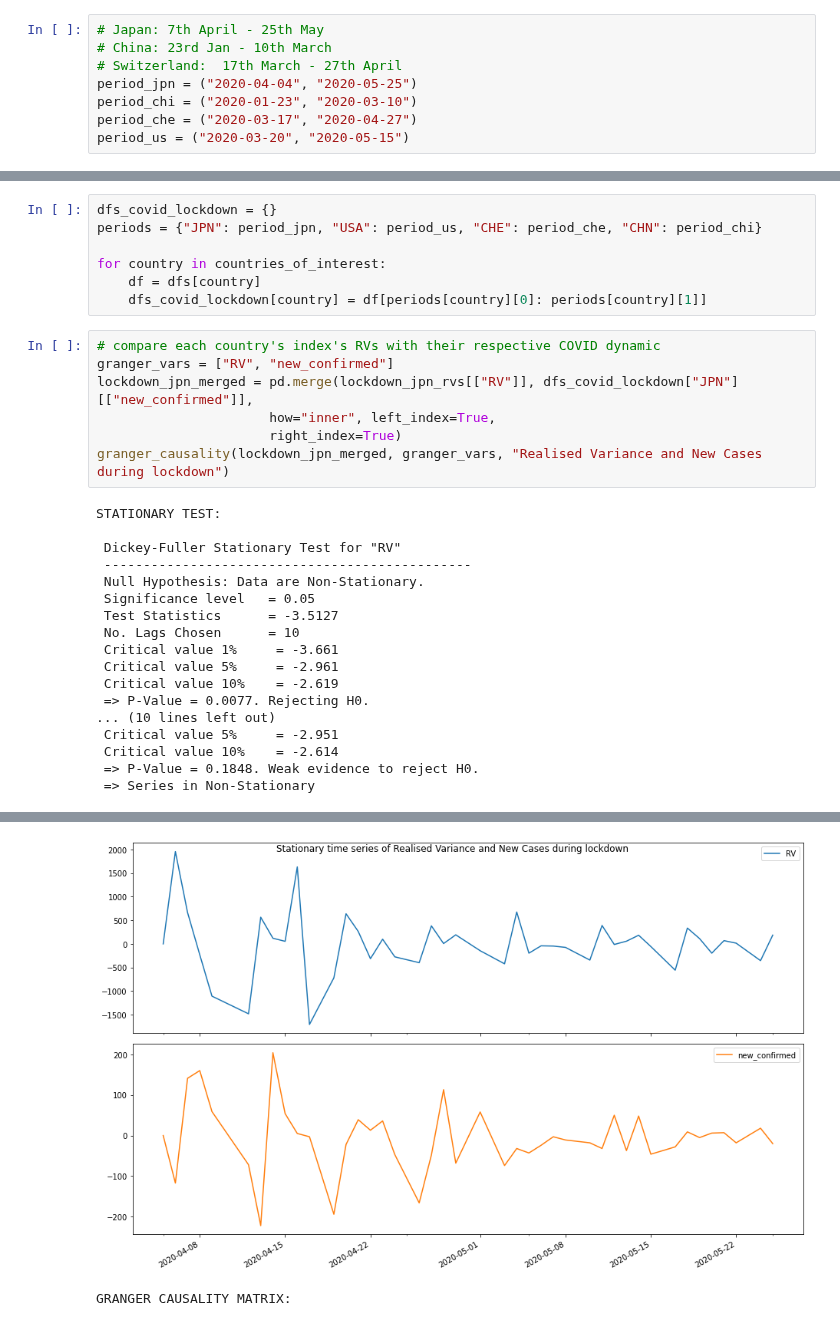
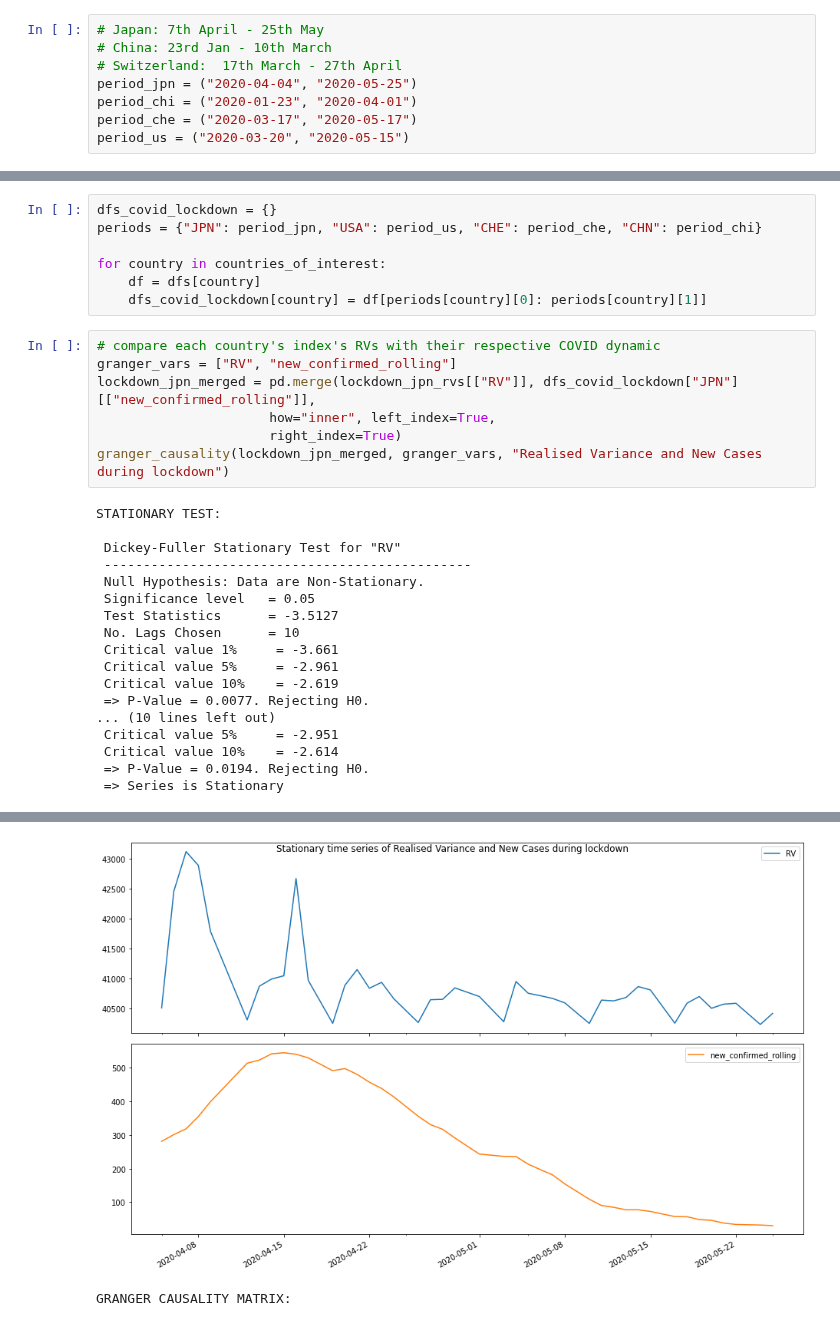
Before and after one commit to anitamezzetti/covid_impact_stocks_volatility, a Jupyter notebook: HienRealisedVarianceByCountry.ipynb, the cells around one changed output, grey strips where cells are left out. Cells and saved outputs as stored; diff of their text form.

```diff
--- a/HienRealisedVarianceByCountry.ipynb
+++ b/HienRealisedVarianceByCountry.ipynb
@@ -256,8 +270,8 @@ GRANGER CAUSALITY MATRIX:
 # China: 23rd Jan - 10th March
 # Switzerland:  17th March - 27th April
 period_jpn = ("2020-04-04", "2020-05-25")
-period_chi = ("2020-01-23", "2020-03-10")
-period_che = ("2020-03-17", "2020-04-27")
+period_chi = ("2020-01-23", "2020-04-01")
+period_che = ("2020-03-17", "2020-05-17")
 period_us = ("2020-03-20", "2020-05-15")
 # %%
 lockdown_jpn_rvs = jpn_rvs[period_jpn[0]:period_jpn[1]]
@@ -298,8 +312,8 @@ for country in countries_of_interest:
     dfs_covid_lockdown[country] = df[periods[country][0]: periods[country][1]]
 # %%
 # compare each country's index's RVs with their respective COVID dynamic
-granger_vars = ["RV", "new_confirmed"]
-lockdown_jpn_merged = pd.merge(lockdown_jpn_rvs[["RV"]], dfs_covid_lockdown["JPN"][["new_confirmed"]],
+granger_vars = ["RV", "new_confirmed_rolling"]
+lockdown_jpn_merged = pd.merge(lockdown_jpn_rvs[["RV"]], dfs_covid_lockdown["JPN"][["new_confirmed_rolling"]],
                       how="inner", left_index=True,
                       right_index=True)
 granger_causality(lockdown_jpn_merged, granger_vars, "Realised Variance and New Cases during lockdown")
@@ -308,34 +322,34 @@ STATIONARY TEST:
 
  Dickey-Fuller Stationary Test for "RV"
  -----------------------------------------------
  Null Hypothesis: Data are Non-Stationary.
  Significance level   = 0.05
  Test Statistics      = -3.5127
  No. Lags Chosen      = 10
  Critical value 1%     = -3.661
  Critical value 5%     = -2.961
  Critical value 10%    = -2.619
  => P-Value = 0.0077. Rejecting H0.
 ... (10 lines left out)
  Critical value 5%     = -2.951
  Critical value 10%    = -2.614
- => P-Value = 0.1848. Weak evidence to reject H0.
- => Series in Non-Stationary
+ => P-Value = 0.0194. Rejecting H0.
+ => Series is Stationary
 The rowNum attribute was deprecated in Matplotlib 3.2 and will be removed two minor releases later. Use ax.get_subplotspec().rowspan.start instead.
   layout[ax.rowNum, ax.colNum] = ax.get_visible()
 The colNum attribute was deprecated in Matplotlib 3.2 and will be removed two minor releases later. Use ax.get_subplotspec().colspan.start instead.
   layout[ax.rowNum, ax.colNum] = ax.get_visible()
 The rowNum attribute was deprecated in Matplotlib 3.2 and will be removed two minor releases later. Use ax.get_subplotspec().rowspan.start instead.
   if not layout[ax.rowNum + 1, ax.colNum]:
 The colNum attribute was deprecated in Matplotlib 3.2 and will be removed two minor releases later. Use ax.get_subplotspec().colspan.start instead.
   if not layout[ax.rowNum + 1, ax.colNum]:
 The rowNum attribute was deprecated in Matplotlib 3.2 and will be removed two minor releases later. Use ax.get_subplotspec().rowspan.start instead.
   layout[ax.rowNum, ax.colNum] = ax.get_visible()
 The colNum attribute was deprecated in Matplotlib 3.2 and will be removed two minor releases later. Use ax.get_subplotspec().colspan.start instead.
   layout[ax.rowNum, ax.colNum] = ax.get_visible()
 The rowNum attribute was deprecated in Matplotlib 3.2 and will be removed two minor releases later. Use ax.get_subplotspec().rowspan.start instead.
   if not layout[ax.rowNum + 1, ax.colNum]:
 The colNum attribute was deprecated in Matplotlib 3.2 and will be removed two minor releases later. Use ax.get_subplotspec().colspan.start instead.
   if not layout[ax.rowNum + 1, ax.colNum]:
-[figure, old version]
+[figure, new version]
 GRANGER CAUSALITY MATRIX:
```
Also changed, not shown: parts of 9 cells of this notebook.
